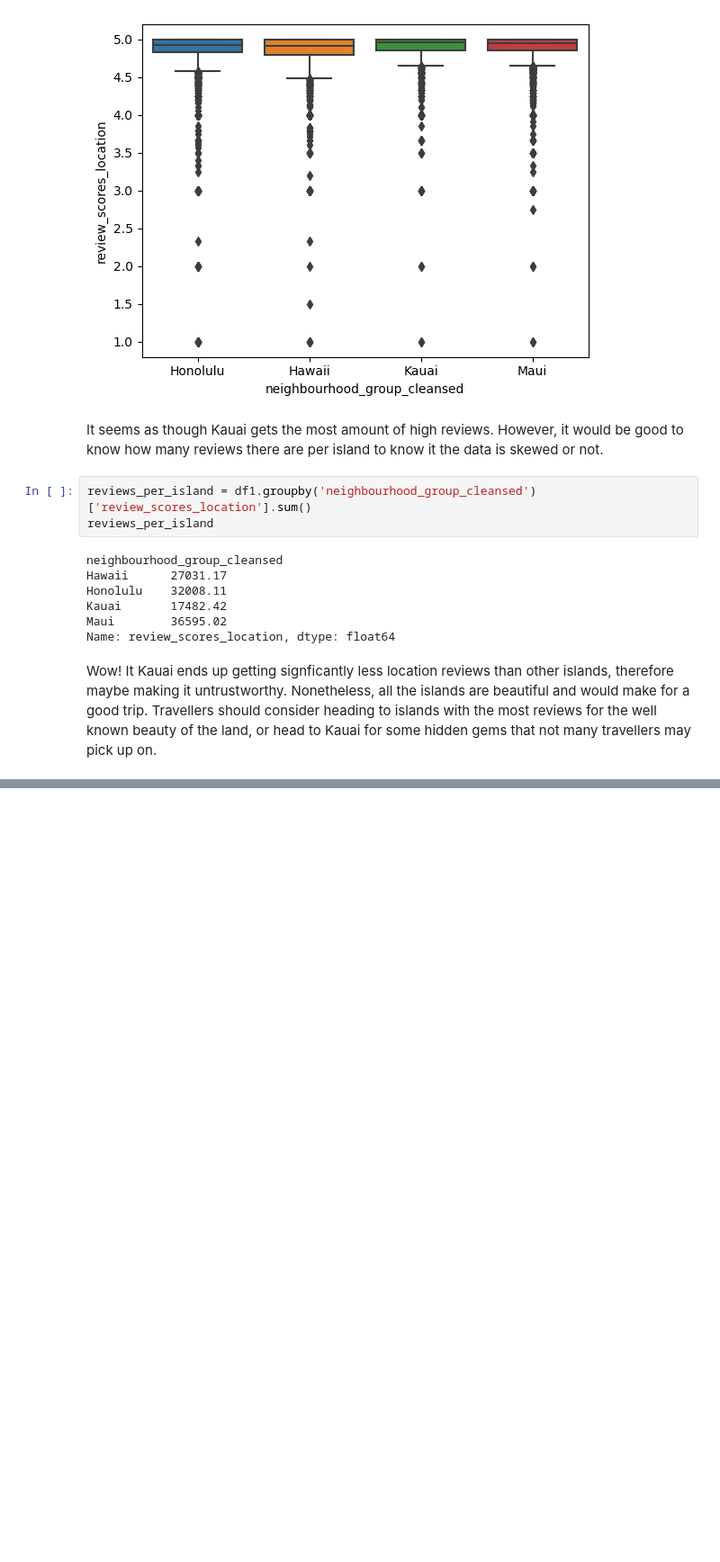
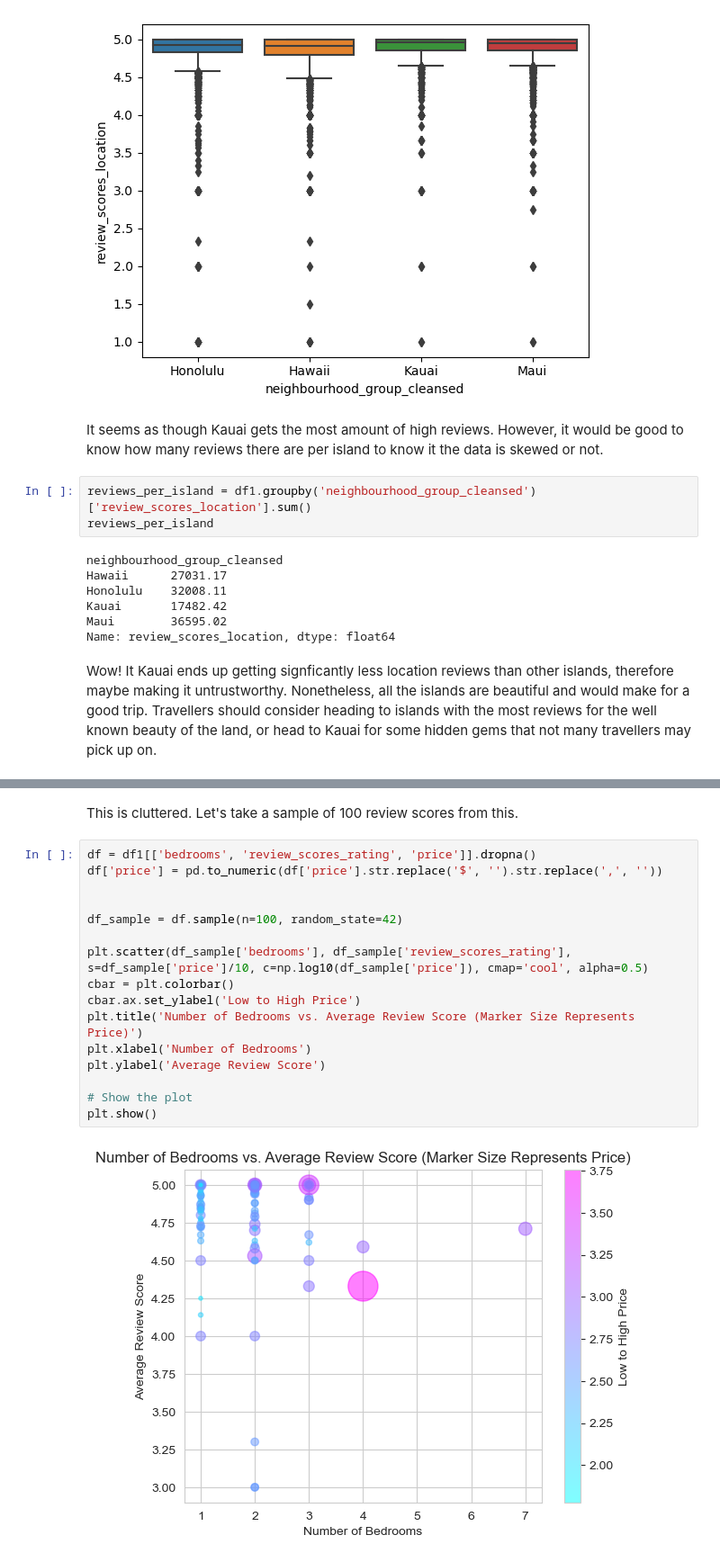
Before and after one commit to ubco-W2022T2-data301/project-group-group38, a Jupyter notebook: AC_EDA_Milestone4_Updated.ipynb, the cells around one changed output, grey strips where cells are left out. Shown at 90% size. Drawn from its saved outputs; the diff is of its cells as text; blank space fills up the shorter version.

```diff
--- a/AC_EDA_Milestone4_Updated.ipynb
+++ b/AC_EDA_Milestone4_Updated.ipynb
@@ -194,0 +272,20 @@ Wow! It Kauai ends up getting signficantly less location reviews than other isla
+# %% [markdown]
+This is cluttered. Let's take a sample of 100 review scores from this.
+# %%
+df = df1[['bedrooms', 'review_scores_rating', 'price']].dropna()
+df['price'] = pd.to_numeric(df['price'].str.replace('$', '').str.replace(',', ''))
+
+
+df_sample = df.sample(n=100, random_state=42)
+
+plt.scatter(df_sample['bedrooms'], df_sample['review_scores_rating'], s=df_sample['price']/10, c=np.log10(df_sample['price']), cmap='cool', alpha=0.5)
+cbar = plt.colorbar()
+cbar.ax.set_ylabel('Low to High Price')
+plt.title('Number of Bedrooms vs. Average Review Score (Marker Size Represents Price)')
+plt.xlabel('Number of Bedrooms')
+plt.ylabel('Average Review Score')
+
+# Show the plot
+plt.show()
+# %% [output]
+[figure, added]
```
Also changed, not shown: parts of 9 cells of this notebook.
